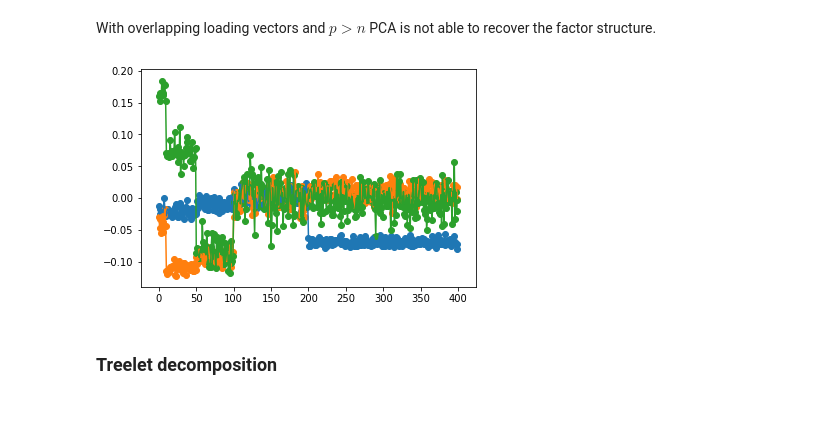
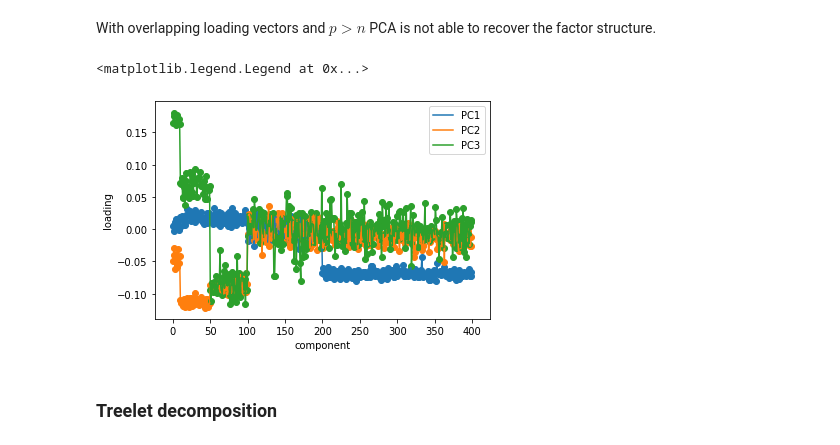
Before and after one commit to Shakeel95/Dimension-Reduction-Trees, a Jupyter notebook: prototypes/3-linear-mixture-model.ipynb, the cells around one changed output. Cells and saved outputs as stored; diff of their text form; code cells hidden in the pictures; blank space fills up the shorter version.

Commit message:
labels plots and corrests spelling in nb

```diff
--- a/prototypes/3-linear-mixture-model.ipynb
+++ b/prototypes/3-linear-mixture-model.ipynb
@@ -271,14 +291,19 @@ With overlapping loading vectors and $p>n$ PCA is not able to recover the factor
 # %%
 pca = PCA(n_components=3)
 pca.fit(X)
 loadings = pca.components_.T
 
 p,l = loadings.shape
 for l in range(l):
     plt.scatter(np.arange(p),loadings[:,l])
-    plt.plot(np.arange(p),loadings[:,l])
+    plt.plot(np.arange(p),loadings[:,l], label = "PC" + str(l+1))
+
+plt.xlabel("component")
+plt.ylabel("loading")
+plt.legend()
 # %% [output]
+<matplotlib.legend.Legend at 0x...>
-[figure, old version]
+[figure, new version]
 # %% [markdown]
 ### Treelet decomposition
 # %% [markdown]
```
Also changed, not shown: parts of 15 cells of this notebook.
